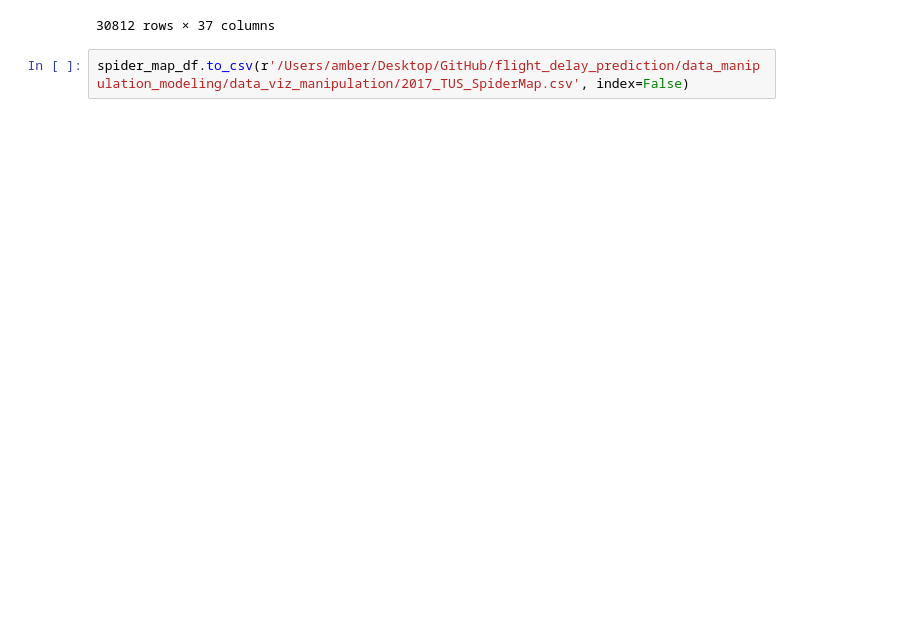
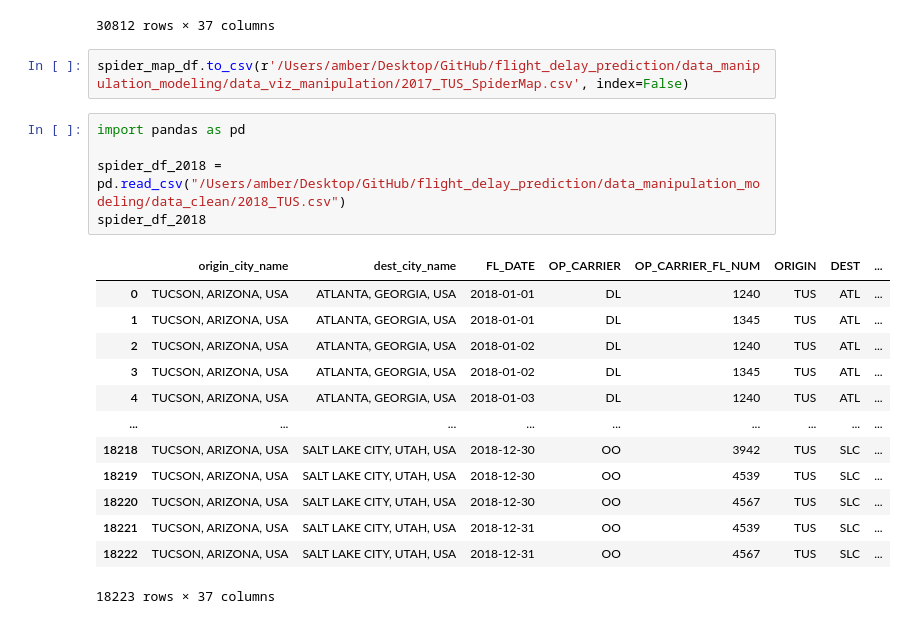
Before and after one commit to tarakp/flightdelays, a Jupyter notebook: data_manipulation_modeling/data_viz_manipulation/anr_viz.ipynb, the cells around one changed output. Saved outputs shown, nothing was run; the diff lists cells and outputs as text; blank space fills up the shorter version.

```diff
--- a/data_manipulation_modeling/data_viz_manipulation/anr_viz.ipynb
+++ b/data_manipulation_modeling/data_viz_manipulation/anr_viz.ipynb
@@ -111,3 +120,22 @@ spider_map_df
 30812 rows × 37 columns
 # %%
 spider_map_df.to_csv(r'/Users/amber/Desktop/GitHub/flight_delay_prediction/data_manipulation_modeling/data_viz_manipulation/2017_TUS_SpiderMap.csv', index=False)
+# %%
+import pandas as pd
+
+spider_df_2018 = pd.read_csv("/Users/amber/Desktop/GitHub/flight_delay_prediction/data_manipulation_modeling/data_clean/2018_TUS.csv")
+spider_df_2018
+# %% [output]
+|  | origin_city_name | dest_city_name | FL_DATE | OP_CARRIER | OP_CARRIER_FL_NUM | ORIGIN | DEST | ... |
+| 0 | TUCSON, ARIZONA, USA | ATLANTA, GEORGIA, USA | 2018-01-01 | DL | 1240 | TUS | ATL | ... |
+| 1 | TUCSON, ARIZONA, USA | ATLANTA, GEORGIA, USA | 2018-01-01 | DL | 1345 | TUS | ATL | ... |
+| 2 | TUCSON, ARIZONA, USA | ATLANTA, GEORGIA, USA | 2018-01-02 | DL | 1240 | TUS | ATL | ... |
+| 3 | TUCSON, ARIZONA, USA | ATLANTA, GEORGIA, USA | 2018-01-02 | DL | 1345 | TUS | ATL | ... |
+| 4 | TUCSON, ARIZONA, USA | ATLANTA, GEORGIA, USA | 2018-01-03 | DL | 1240 | TUS | ATL | ... |
+| ... | ... | ... | ... | ... | ... | ... | ... | ... |
+| 18218 | TUCSON, ARIZONA, USA | SALT LAKE CITY, UTAH, USA | 2018-12-30 | OO | 3942 | TUS | SLC | ... |
+| 18219 | TUCSON, ARIZONA, USA | SALT LAKE CITY, UTAH, USA | 2018-12-30 | OO | 4539 | TUS | SLC | ... |
+| 18220 | TUCSON, ARIZONA, USA | SALT LAKE CITY, UTAH, USA | 2018-12-30 | OO | 4567 | TUS | SLC | ... |
+| 18221 | TUCSON, ARIZONA, USA | SALT LAKE CITY, UTAH, USA | 2018-12-31 | OO | 4539 | TUS | SLC | ... |
+| 18222 | TUCSON, ARIZONA, USA | SALT LAKE CITY, UTAH, USA | 2018-12-31 | OO | 4567 | TUS | SLC | ... |
+18223 rows × 37 columns
```
Also changed, not shown: parts of 6 cells of this notebook, 10 other files.
